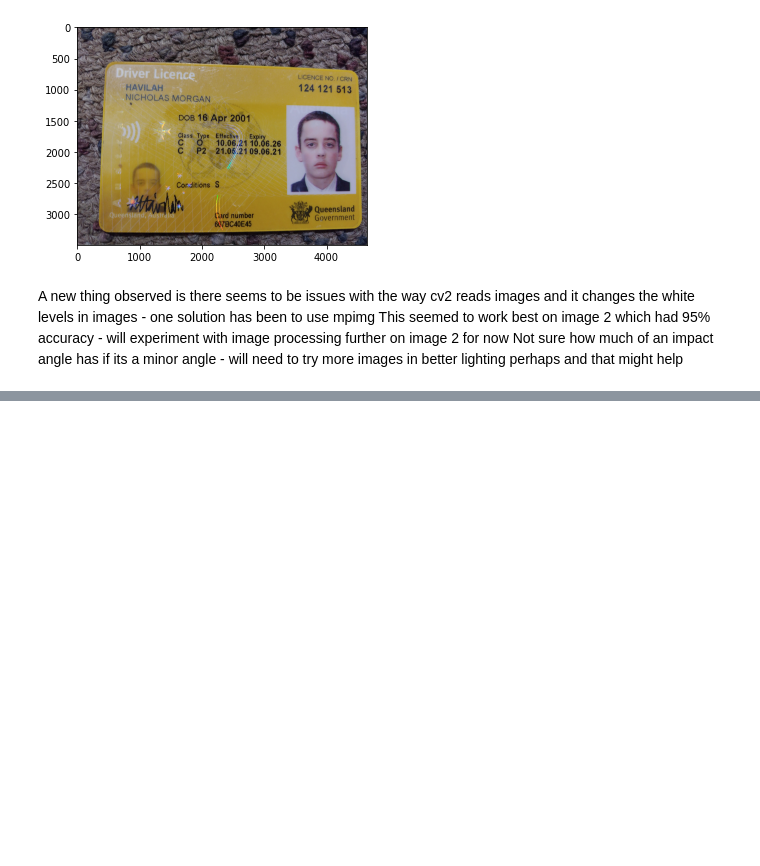
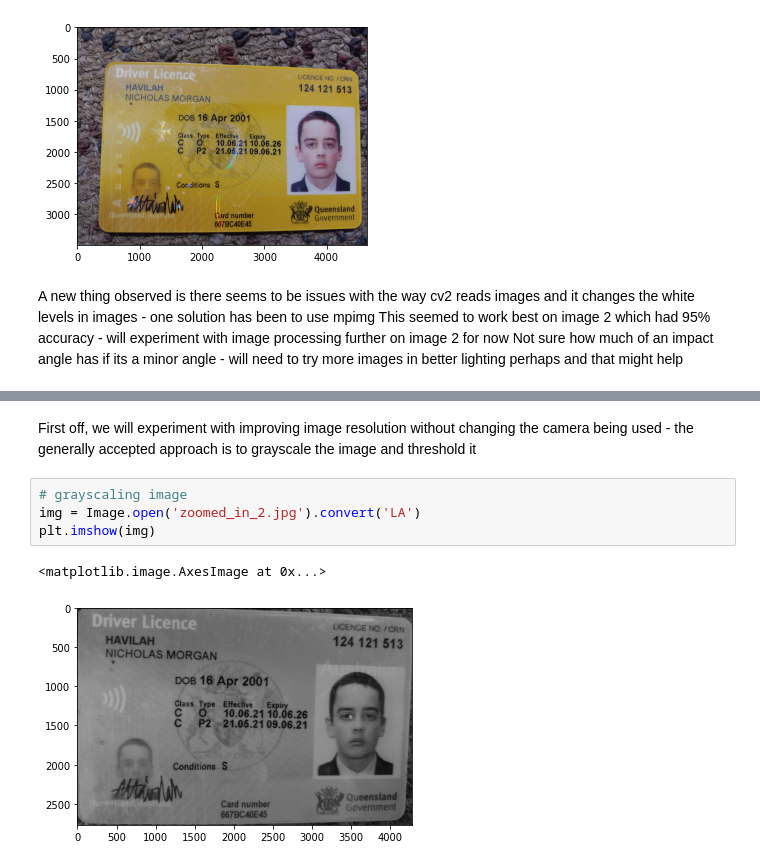
Before and after one commit to nhavilah/constructit, a Jupyter notebook: Image_Processor_Book_1.ipynb, the cells around one changed output, grey strips where cells are left out. Drawn from its saved outputs; the diff is of its cells as text; blank space fills up the shorter version.

Commit message:
WIP: add grayscale and thresholding code

```diff
--- a/Image_Processor_Book_1.ipynb
+++ b/Image_Processor_Book_1.ipynb
@@ -1119,0 +1157,9 @@ Not sure how much of an impact angle has if its a minor angle - will need to try
+# %% [markdown]
+First off, we will experiment with improving image resolution without changing the camera being used - the generally accepted approach is to grayscale the image and threshold it
+# %%
+# grayscaling image
+img = Image.open('zoomed_in_2.jpg').convert('LA')
+plt.imshow(img)
+# %% [output]
+<matplotlib.image.AxesImage at 0x...>
+[figure, added]
```
Also changed, not shown: parts of 10 cells of this notebook.
